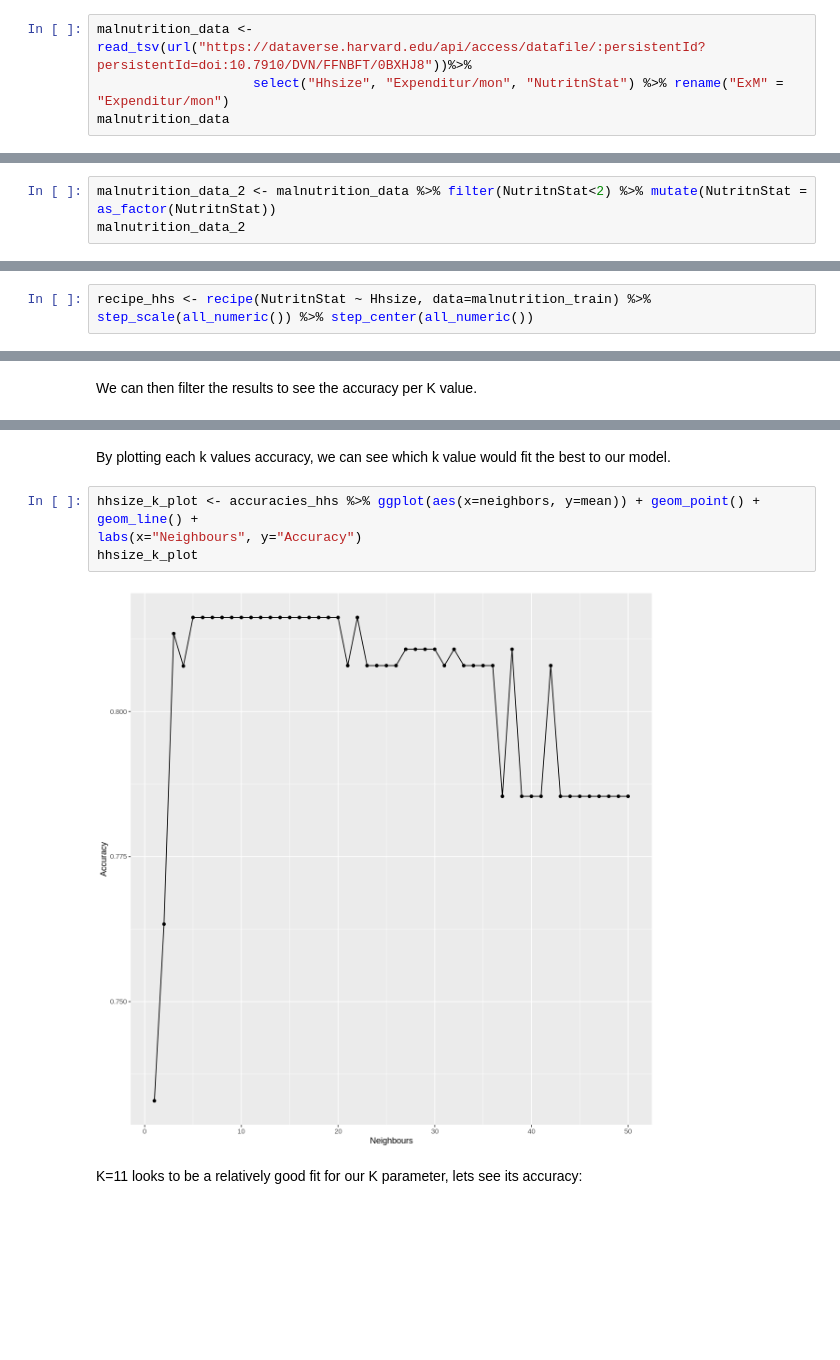
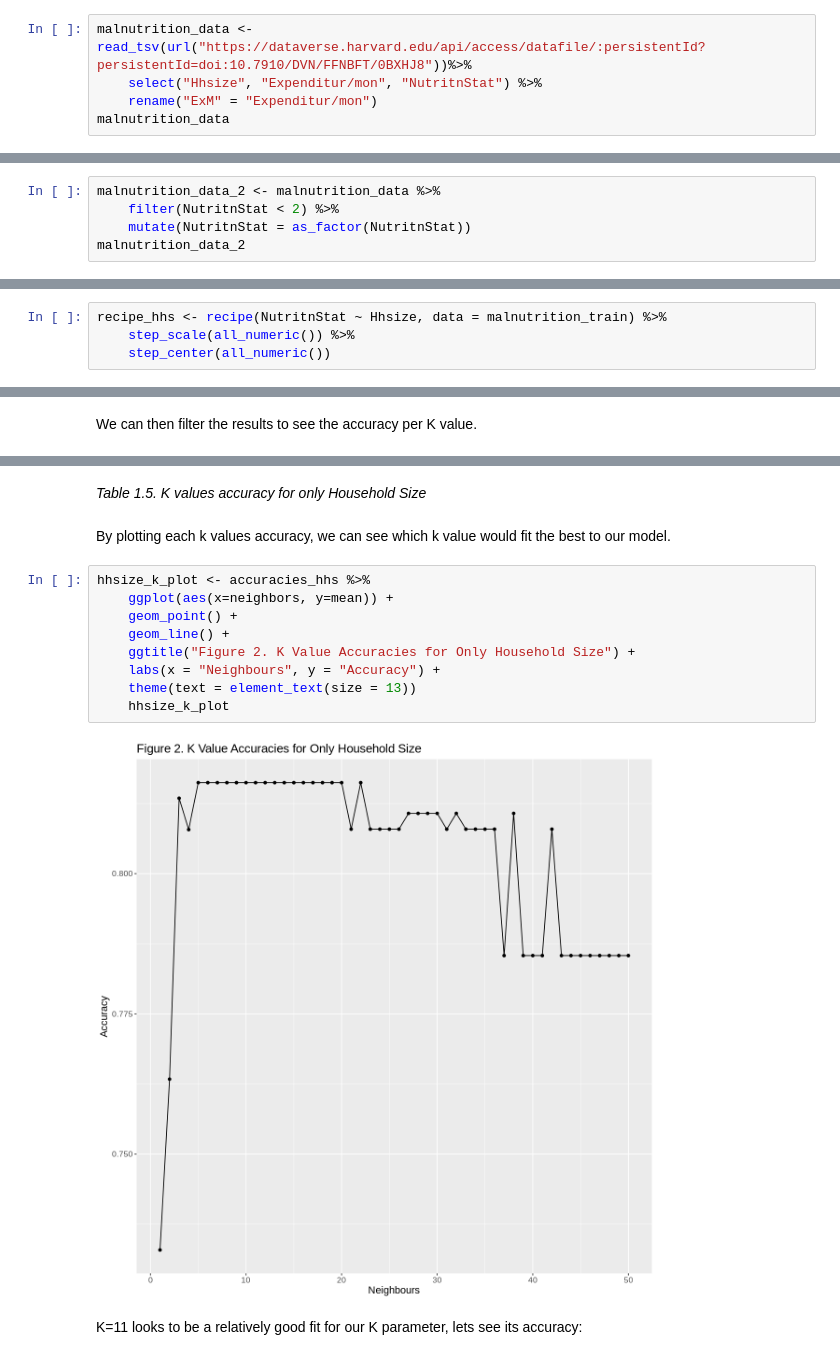
Before and after one commit to ella7920/group_project, a Jupyter notebook: Untitled.ipynb, the cells around one changed output, grey strips where cells are left out. Saved outputs shown, nothing was run; the diff lists cells and outputs as text; blank space fills up the shorter version.

```diff
--- a/Untitled.ipynb
+++ b/Untitled.ipynb
@@ -32,7 +17,8 @@ Most prevalent in developing countries such as Nigeria, child malnutrition is co
 Data analysis will be done on the columns household size and monthly household expenditure, both of these will be used to predict the child’s malnutrition status. The data will be standardized so that we can accurately predict the child’s nutritional status.
 # %%
 malnutrition_data <- read_tsv(url("https://dataverse.harvard.edu/api/access/datafile/:persistentId?persistentId=doi:10.7910/DVN/FFNBFT/0BXHJ8"))%>%
-                    select("Hhsize", "Expenditur/mon", "NutritnStat") %>% rename("ExM" = "Expenditur/mon")
+    select("Hhsize", "Expenditur/mon", "NutritnStat") %>%
+    rename("ExM" = "Expenditur/mon")
 malnutrition_data
 # %% [output]
 Parsed with column specification:
@@ -68,7 +59,9 @@ A tibble: 3 × 2
 # %% [markdown]
 Because there are only ten children that are marked "at-risk" and this category is not necessary for our classification of malnourished vs healthy, we are going to get rid of these observations so that the count of each variable is closer to equal and the classifier can be more accurate.
 # %%
-malnutrition_data_2 <- malnutrition_data %>% filter(NutritnStat<2) %>% mutate(NutritnStat = as_factor(NutritnStat))
+malnutrition_data_2 <- malnutrition_data %>%
+    filter(NutritnStat < 2) %>%
+    mutate(NutritnStat = as_factor(NutritnStat))
 malnutrition_data_2
 # %% [output]
 A tibble: 477 × 3
@@ -153,8 +148,9 @@ malnutrition_vfold <- vfold_cv(malnutrition_train, v = 5, strata = NutritnStat)
 # %% [markdown]
 In order to specify that this K value is to predict the child's nutritional status with just the household size, we create a recipe specifying such. We also scale our predictors.
 # %%
-recipe_hhs <- recipe(NutritnStat ~ Hhsize, data=malnutrition_train) %>%
-step_scale(all_numeric()) %>% step_center(all_numeric())
+recipe_hhs <- recipe(NutritnStat ~ Hhsize, data = malnutrition_train) %>%
+    step_scale(all_numeric()) %>%
+    step_center(all_numeric())
 # %% [markdown]
 We then combine everything into a workflow. We add the recipe and model we created above and combine it with tune_grid to resample the 5 folds of our training set and test with each k value of 1 to 50. We use the collect_metrics function to calculate accuracy of each K value
 # %%
@@ -180,14 +176,21 @@ A tibble: 50 × 7
 | 48 | accuracy | binary | 0.7853897 | 5 | 0.01787549 | Model48 |
 | 49 | accuracy | binary | 0.7853897 | 5 | 0.01787549 | Model49 |
 | 50 | accuracy | binary | 0.7853897 | 5 | 0.01787549 | Model50 |
+# %% [markdown]
+*Table 1.5. K values accuracy for only Household Size*
 # %% [markdown]
 By plotting each k values accuracy, we can see which k value would fit the best to our model.
 # %%
-hhsize_k_plot <- accuracies_hhs %>% ggplot(aes(x=neighbors, y=mean)) + geom_point() + geom_line() +
-labs(x="Neighbours", y="Accuracy")
-hhsize_k_plot
+hhsize_k_plot <- accuracies_hhs %>%
+    ggplot(aes(x=neighbors, y=mean)) +
+    geom_point() +
+    geom_line() +
+    ggtitle("Figure 2. K Value Accuracies for Only Household Size") +
+    labs(x = "Neighbours", y = "Accuracy") +
+    theme(text = element_text(size = 13))
+    hhsize_k_plot
 # %% [output]
-[figure, old version]
+[figure, new version]
 # %% [markdown]
 K=11 looks to be a relatively good fit for our K parameter, lets see its accuracy:
 # %%
```
Also changed, not shown: parts of 48 cells of this notebook.
